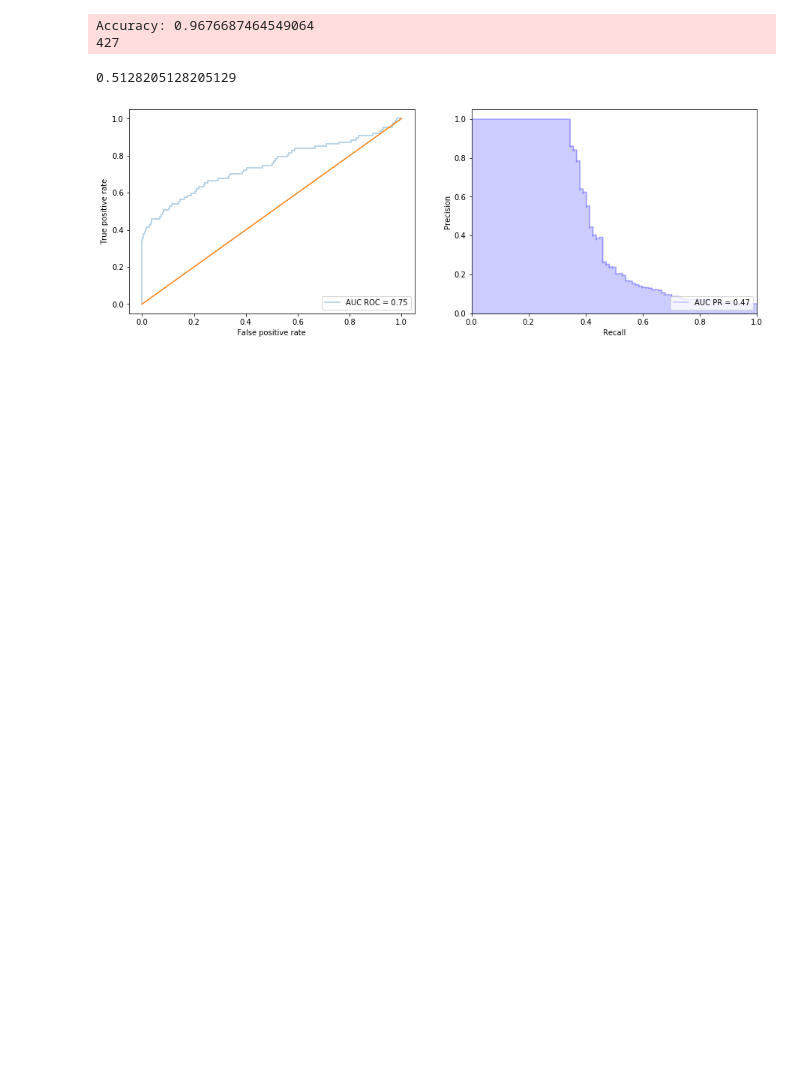
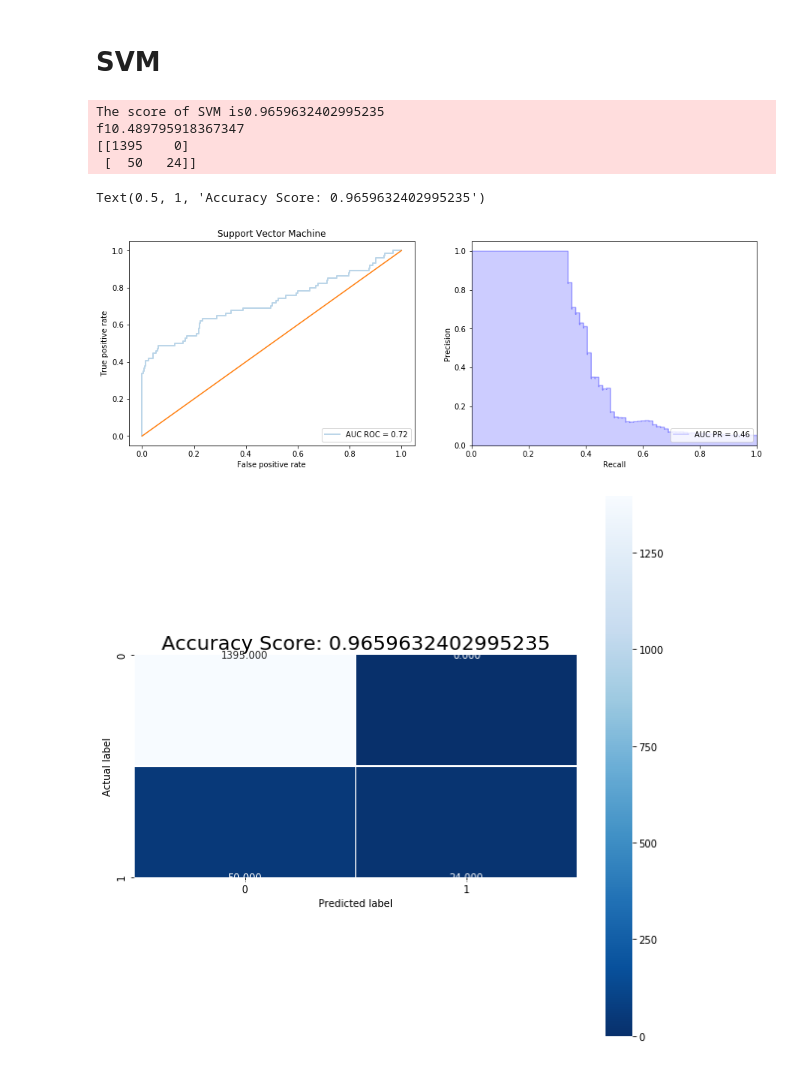
Before and after one commit to juihanamshet/microbiome_glove_embedding, a Jupyter notebook: logistic_reg_and_svm.ipynb, the cells around one changed output. Saved outputs shown, nothing was run; the diff lists cells and outputs as text; code cells hidden in the pictures; blank space fills up the shorter version.

```diff
--- a/logistic_reg_and_svm.ipynb
+++ b/logistic_reg_and_svm.ipynb
@@ -5,3 +84,8 @@ y = pd.read_csv('y.csv')
 # %%
+import helper_functions as hf
+import matplotlib.pyplot as plt
+from sklearn import metrics
+import seaborn as sns
 from sklearn.model_selection import train_test_split
-x_train, x_test, y_train, y_test = train_test_split(X, y, test_size=0.25, random_state=0)
+
+X_train, X_test, y_train, y_test = train_test_split(X, y, test_size=0.25, random_state=0)
@@ -48,34 +126,31 @@ plt.title(all_sample_title, size = 15);
+# %% [markdown]
+# SVM
 # %%
-from sklearn.model_selection import train_test_split
-X_train, X_test, y_train, y_test = train_test_split(X, y, test_size=0.3,random_state=109)
-
 #Import svm model
 from sklearn import svm
 
 #Create a svm Classifier
 clf = svm.SVC(kernel='linear',probability=True) # Linear Kernel
 
 #Train the model using the training sets
 model = clf.fit(X_train, y_train)
 
 #Predict the response for test dataset
 y_pred = clf.predict(X_test)
 
 #Import scikit-learn metrics module for accuracy calculation
 from sklearn import metrics
 
 # Model Accuracy: how often is the classifier correct?
-print("Accuracy:",metrics.accuracy_score(y_test, y_pred))
-print(len(clf.support_vectors_))
+score = metrics.accuracy_score(y_test, y_pred)
+
+
+print(type(y_pred))
 # %% [output]
-Accuracy: 0.9676687464549064
-427
+The score of SVM is0.9659632402995235
+f10.489795918367347
+[[1395    0]
+ [  50   24]]
+Text(0.5, 1, 'Accuracy Score: 0.9659632402995235')
+[figure, added]
+[figure, added]
-# %%
-import helper_functions as hf
-import matplotlib.pyplot as plt
-f = plt.figure(figsize=(15,5))
-roc_auc, fpr, tpr, average_precision, f1, f2 = hf.computeMLstats(model, X_test, y_test, plot=True, plot_pr=True, graph_title = "", flipped = False)
-print(f1)
-# %% [output]
-0.5128205128205129
-[figure, removed]
```
Also changed, not shown: parts of 17 cells of this notebook.
